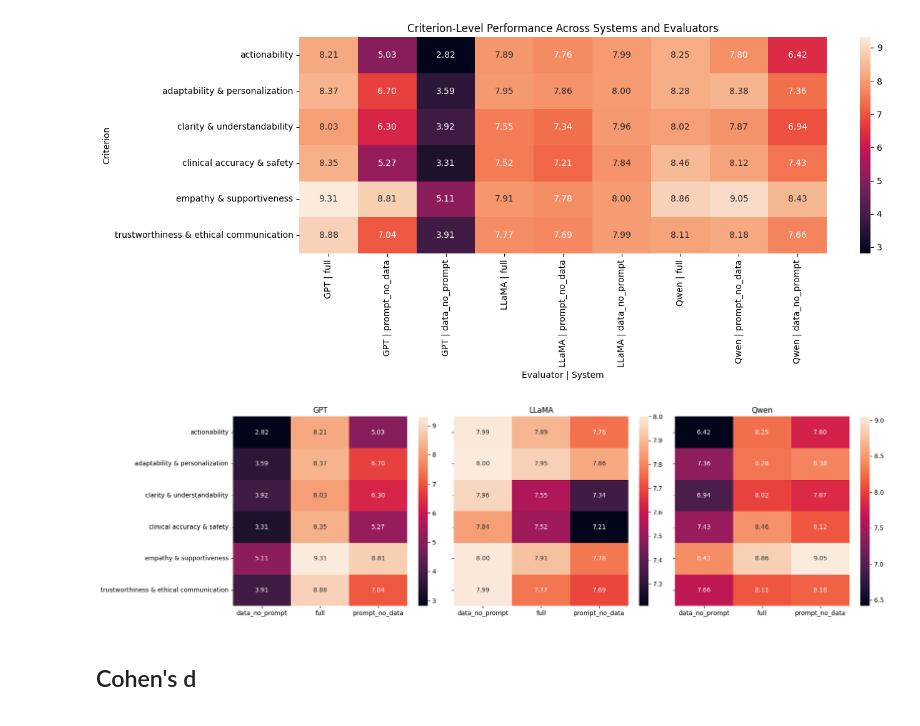
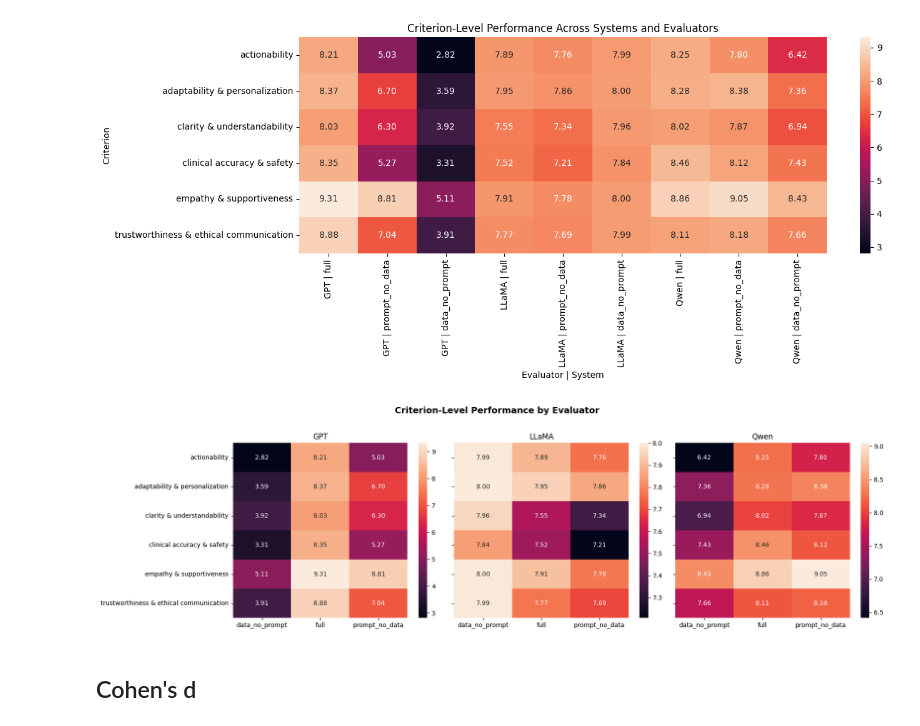
Before and after one commit to wisdom-okwen/autoeval_chatbot, a Jupyter notebook: analysis/criteria.ipynb, the cells around one changed output. Cells and saved outputs as stored; diff of their text form; code cells hidden in the pictures.

Commit message:
Add caption to figures

```diff
--- a/analysis/criteria.ipynb
+++ b/analysis/criteria.ipynb
@@ -510,25 +514,26 @@ plt.show()
 # %%
 fig, axes = plt.subplots(1, 3, figsize=(18,5), sharey=True)
 
 for ax, evaluator in zip(axes, ["GPT", "LLaMA", "Qwen"]):
     sub = df_melt[df_melt["evaluator"] == evaluator]
 
     pivot = sub.pivot(
         index="criterion",
         columns="system",
         values="score"
     )
 
     sns.heatmap(pivot, annot=True, fmt=".2f", ax=ax)
     ax.set_title(evaluator)
     ax.set_xlabel("")
     ax.set_ylabel("")
 
+fig.suptitle("Criterion-Level Performance by Evaluator", fontsize=14, fontweight="bold", y=1.02)
 plt.tight_layout()
 plt.savefig("facet_heatmaps.png", dpi=300)
 plt.show()
 # %% [output]
-[figure, old version]
+[figure, new version]
 # %% [markdown]
 ## Cohen's d
 # %%
```
Also changed, not shown: parts of 1 cell of this notebook, 4 other files.
